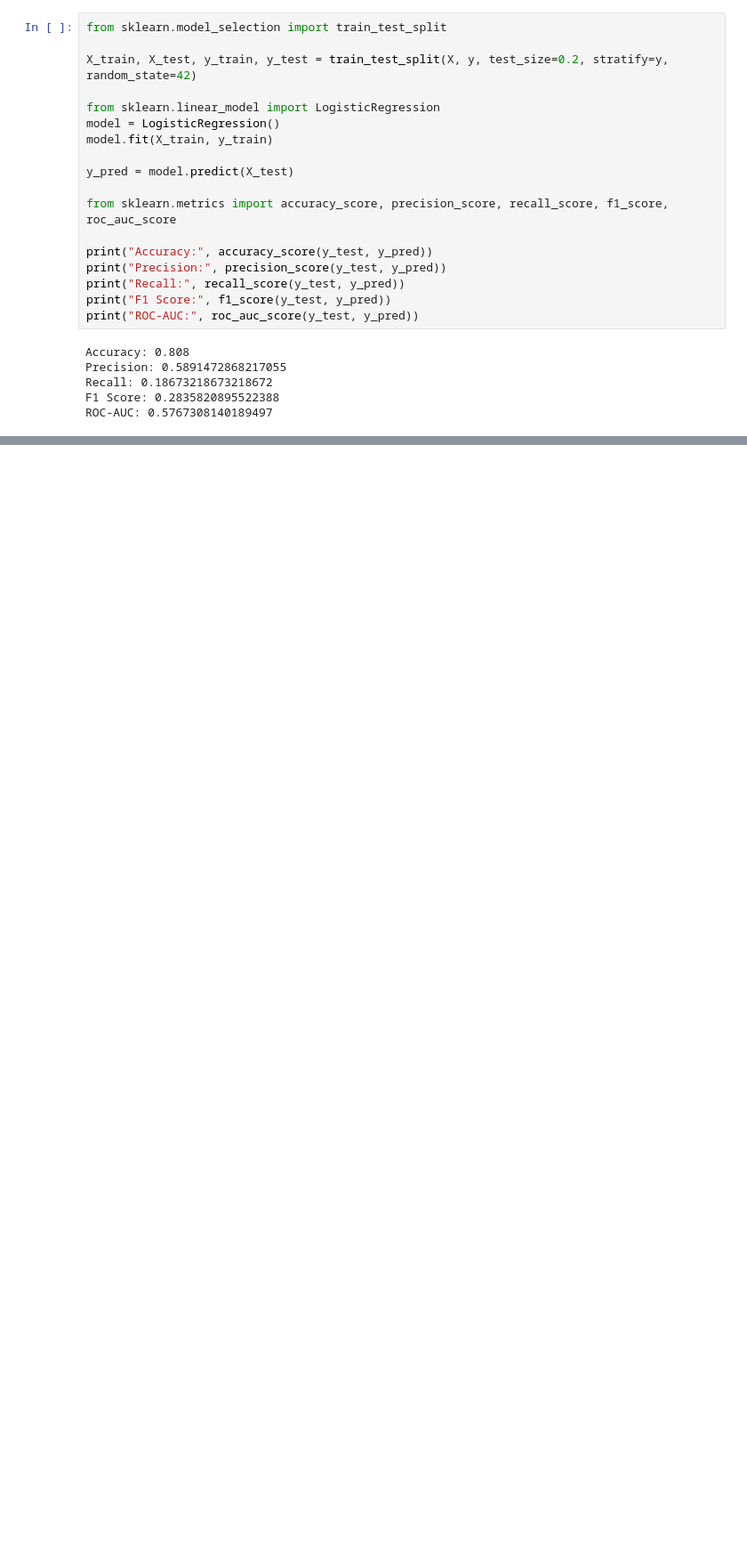
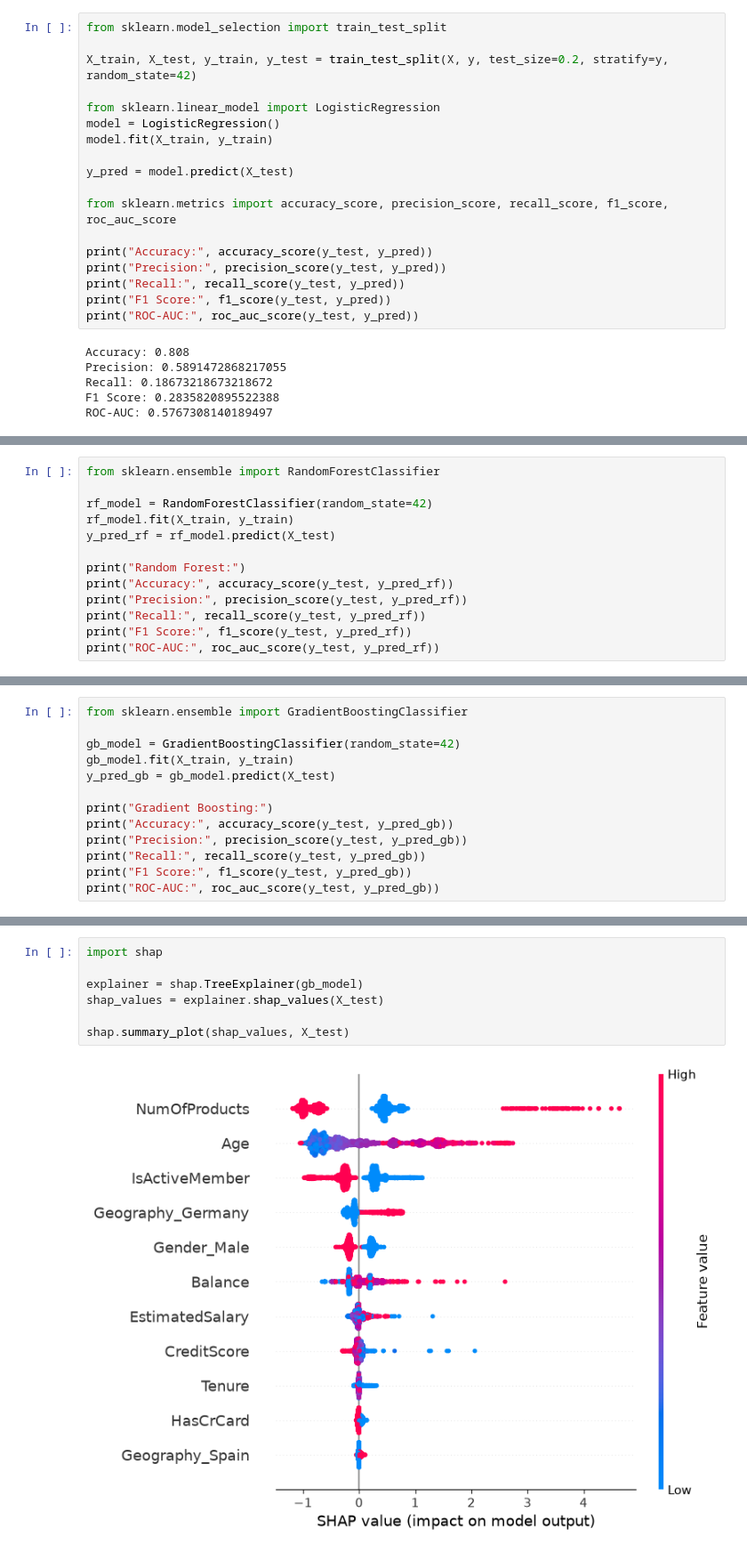
Before and after one commit to shivanshm5-cyber/-Predictive-Modeling-and-Risk-Scoring-for-Bank-Customer-Churn, a Jupyter notebook: churn_analysis.ipynb, the cells around one changed output, grey strips where cells are left out. Shown at 89% size. Saved outputs shown, nothing was run; the diff lists cells and outputs as text; blank space fills up the shorter version.

Commit message:
Add feature importance, SHAP analysis, and partial dependence plots

```diff
--- a/churn_analysis.ipynb
+++ b/churn_analysis.ipynb
@@ -272,0 +293,13 @@ ROC-AUC: 0.5767308140189497
+# %%
+from sklearn.ensemble import RandomForestClassifier
+
+rf_model = RandomForestClassifier(random_state=42)
+rf_model.fit(X_train, y_train)
+y_pred_rf = rf_model.predict(X_test)
+
+print("Random Forest:")
+print("Accuracy:", accuracy_score(y_test, y_pred_rf))
+print("Precision:", precision_score(y_test, y_pred_rf))
+print("Recall:", recall_score(y_test, y_pred_rf))
+print("F1 Score:", f1_score(y_test, y_pred_rf))
+print("ROC-AUC:", roc_auc_score(y_test, y_pred_rf))
@@ -272,0 +313,13 @@ ROC-AUC: 0.5767308140189497
+# %%
+from sklearn.ensemble import GradientBoostingClassifier
+
+gb_model = GradientBoostingClassifier(random_state=42)
+gb_model.fit(X_train, y_train)
+y_pred_gb = gb_model.predict(X_test)
+
+print("Gradient Boosting:")
+print("Accuracy:", accuracy_score(y_test, y_pred_gb))
+print("Precision:", precision_score(y_test, y_pred_gb))
+print("Recall:", recall_score(y_test, y_pred_gb))
+print("F1 Score:", f1_score(y_test, y_pred_gb))
+print("ROC-AUC:", roc_auc_score(y_test, y_pred_gb))
@@ -272,0 +353,9 @@ ROC-AUC: 0.5767308140189497
+# %%
+import shap
+
+explainer = shap.TreeExplainer(gb_model)
+shap_values = explainer.shap_values(X_test)
+
+shap.summary_plot(shap_values, X_test)
+# %% [output]
+[figure, added]
```
Also changed, not shown: parts of 5 cells of this notebook.
